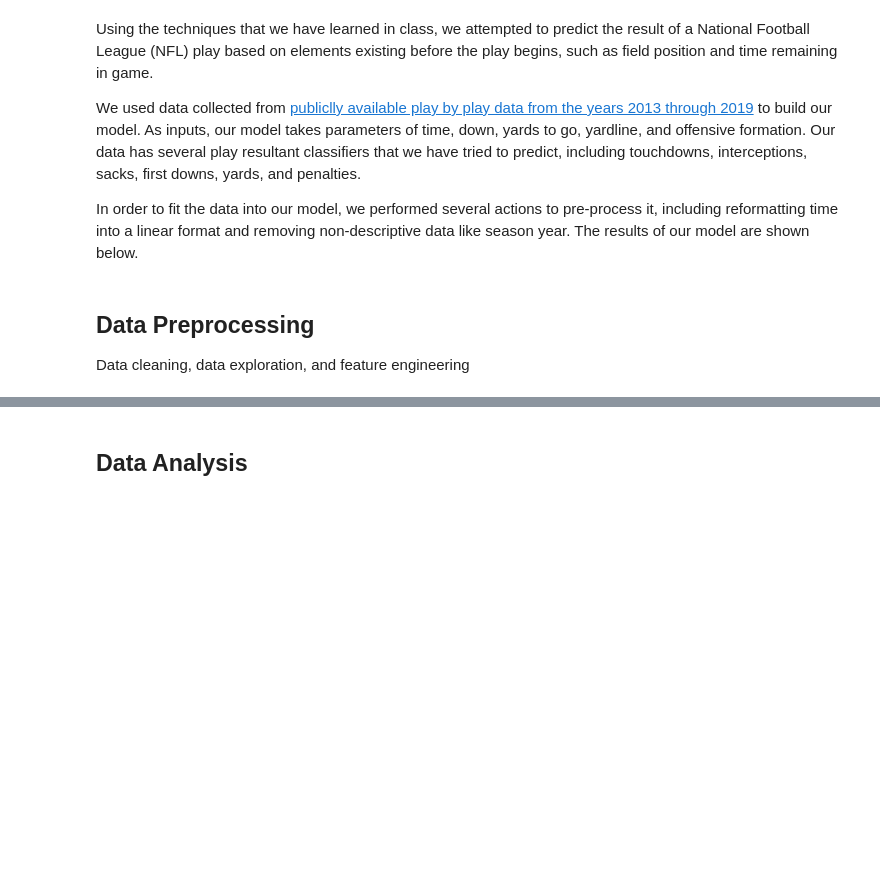
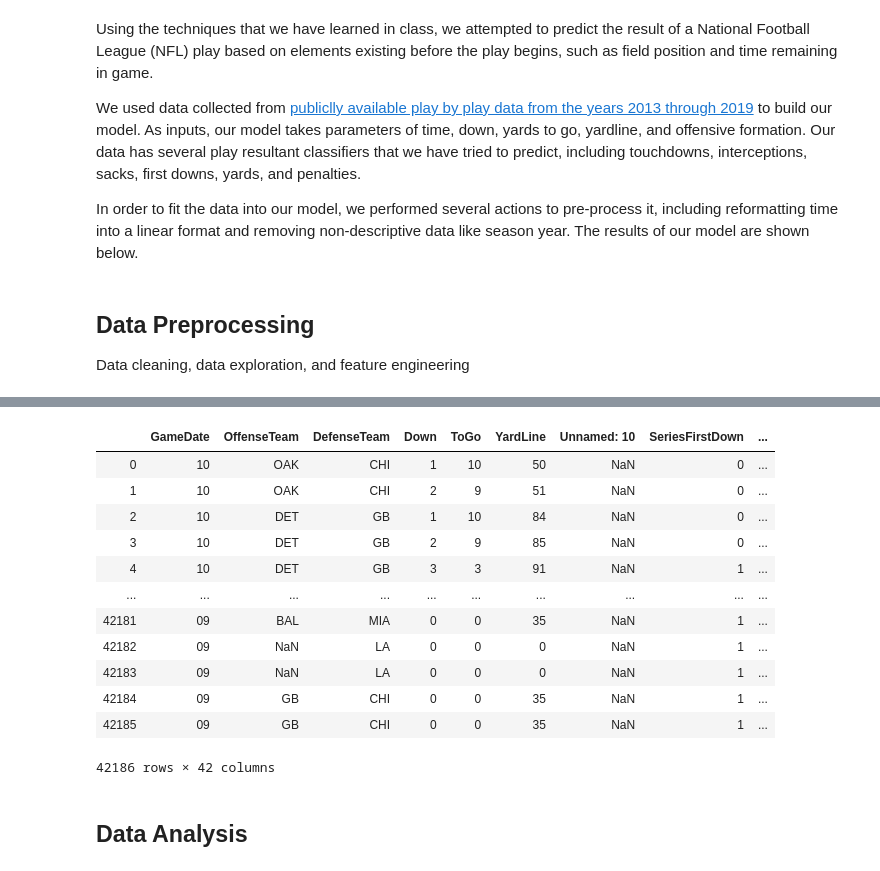
Before and after one commit to BryceHolladay/dataanalproj, a Jupyter notebook: Data Analytics Project.ipynb, the cells around one changed output, grey strips where cells are left out. Drawn from its saved outputs; the diff is of its cells as text; code cells hidden in the pictures; blank space fills up the shorter version.

```diff
--- a/Data Analytics Project.ipynb
+++ b/Data Analytics Project.ipynb
@@ -25,5 +65,21 @@ Data cleaning, data exploration, and feature engineering
 # %%
 #Purge other data not needed
+# No longer need Quarter, Minute, Seconds
+df19.drop(['Quarter', 'Minute', 'Second', 'GameId'], axis=1)
+# %% [output]
+|  | GameDate | OffenseTeam | DefenseTeam | Down | ToGo | YardLine | Unnamed: 10 | SeriesFirstDown | ... |
+| 0 | 10 | OAK | CHI | 1 | 10 | 50 | NaN | 0 | ... |
+| 1 | 10 | OAK | CHI | 2 | 9 | 51 | NaN | 0 | ... |
+| 2 | 10 | DET | GB | 1 | 10 | 84 | NaN | 0 | ... |
+| 3 | 10 | DET | GB | 2 | 9 | 85 | NaN | 0 | ... |
+| 4 | 10 | DET | GB | 3 | 3 | 91 | NaN | 1 | ... |
+| ... | ... | ... | ... | ... | ... | ... | ... | ... | ... |
+| 42181 | 09 | BAL | MIA | 0 | 0 | 35 | NaN | 1 | ... |
+| 42182 | 09 | NaN | LA | 0 | 0 | 0 | NaN | 1 | ... |
+| 42183 | 09 | NaN | LA | 0 | 0 | 0 | NaN | 1 | ... |
+| 42184 | 09 | GB | CHI | 0 | 0 | 35 | NaN | 1 | ... |
+| 42185 | 09 | GB | CHI | 0 | 0 | 35 | NaN | 1 | ... |
+42186 rows × 42 columns
 # %%
 #Separate labels from classifiers
 #Labels will most likely need to be converted into one column with casting as nothing=0, touchdown=1, interception=2, etc
```
Also changed, not shown: parts of 5 cells of this notebook.
